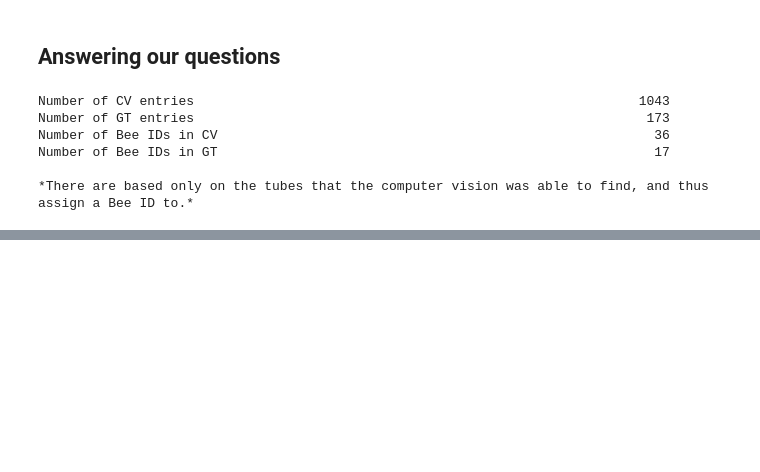
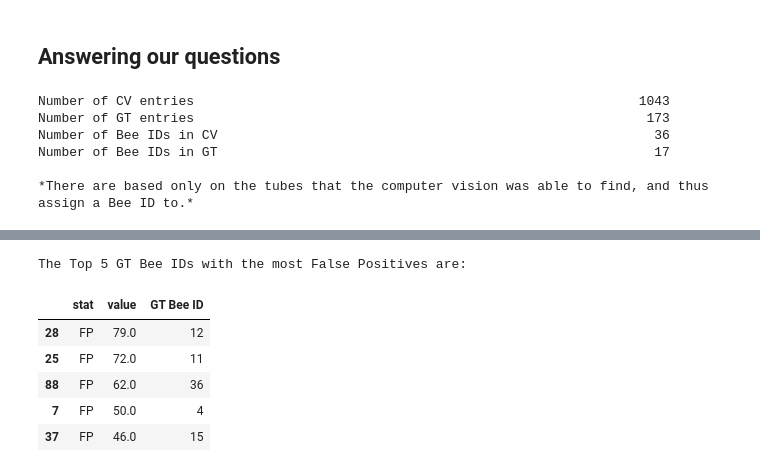
Before and after one commit to g1776/Bee-Hotel-Research, a Jupyter notebook: src/eval/ground_truth_compare.ipynb, the cells around one changed output, grey strips where cells are left out. Cells and saved outputs as stored; diff of their text form; code cells hidden in the pictures; blank space fills up the shorter version.

```diff
--- a/src/eval/ground_truth_compare.ipynb
+++ b/src/eval/ground_truth_compare.ipynb
@@ -498,0 +515,11 @@ Number of Bee IDs in GT                                                        1
+# %%
+print("The Top 5 GT Bee IDs with the most False Positives are:")
+tp_fp_precision_df[tp_fp_precision_df.stat == "FP"].sort_values(by="value", ascending=False).head(5)
+# %% [output]
+The Top 5 GT Bee IDs with the most False Positives are:
+|  | stat | value | GT Bee ID |
+| 28 | FP | 79.0 | 12 |
+| 25 | FP | 72.0 | 11 |
+| 88 | FP | 62.0 | 36 |
+| 7 | FP | 50.0 | 4 |
+| 37 | FP | 46.0 | 15 |
```
Also changed, not shown: parts of 5 cells of this notebook, 1 other file.
